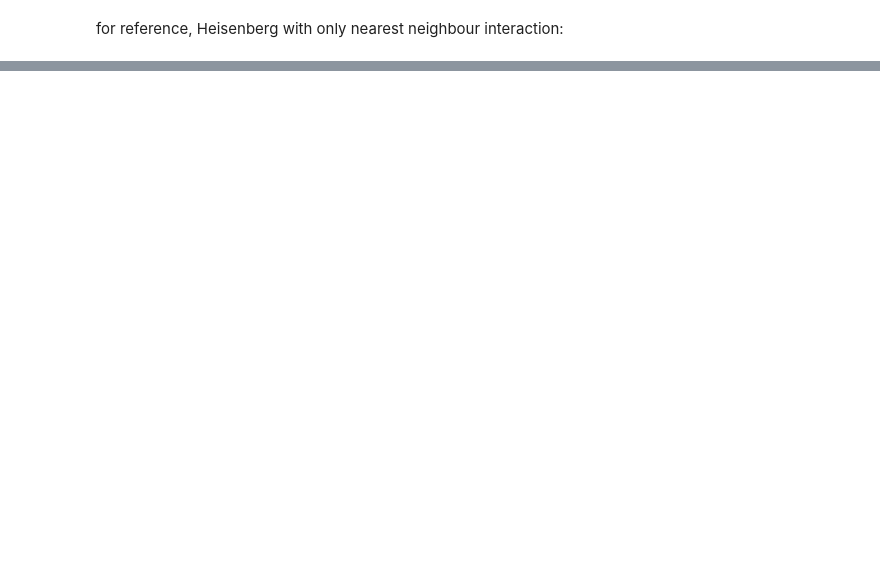
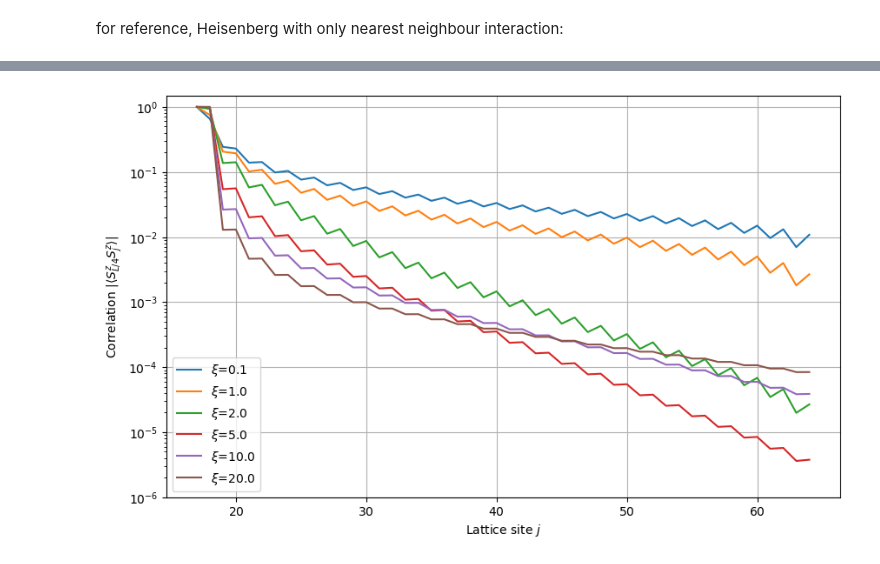
Before and after one commit to timmguthle/CMB_MPS_project_nr_17, a Jupyter notebook: main.ipynb, the cells around one changed output, grey strips where cells are left out. Saved outputs shown, nothing was run; the diff lists cells and outputs as text; code cells hidden in the pictures; blank space fills up the shorter version.

```diff
--- a/main.ipynb
+++ b/main.ipynb
@@ -285,0 +288,11 @@ ax.legend()
+# %%
+xi_range = [0.1, 1., 2.0, 5.0, 10., 20.0]
+L_for_correlations_2 = 64
+
+ground_states_64 = []
+sigmax = np.array([[0., 1.], [1., 0.]])
+
+for xi in xi_range:
+    print(f"Running DMRG simulation for xi = {xi}")
+    model, mps, engine = run_dmrg_simulation(L_for_correlations_2, J, xi, tol=1e-10)
+    ground_states_64.append(mps)
@@ -285,0 +317,2 @@ ax.legend()
+# %%
+correlations_64 = [calculate_two_operator_expectation(mps, Sz, Sz, L_for_correlations_2 // 4) for mps in ground_states_64]
@@ -285,0 +321,24 @@ ax.legend()
+# %%
+fig, ax = plt.subplots(figsize=(10, 6))
+
+L_plot = np.linspace(L_for_correlations_2 // 4 + 1, L_for_correlations_2, len(correlations_64[0]))
+
+ax.set_yscale('log')
+# ax.set_xscale('log')
+
+for i, g in enumerate(xi_range):
+    ax.plot(L_plot, np.abs(correlations_64[i]), label=f'$\\xi$={g}', color=f'C{i}')
+    # ax.plot(L_plot, expected_correlation_function(L_plot - L_for_correlations // 4, g), linestyle='--' ,color=f'C{i}', alpha=0.5)
+
+# ax.plot(L_plot, np.abs(correlations_NN.real), label='only NN', linestyle=':', color='black')
+
+ax.set_xlabel("Lattice site $j$")
+ax.set_ylabel("Correlation $|\\langle S^z_{L/4} S^z_j \\rangle|$")
+
+ax.set_ylim(1e-6, 1.5)
+
+ax.legend()
+
+fig.savefig("plots/correlation_functions_abs_log_64.pdf", bbox_inches='tight')
+# %% [output]
+[figure, added]
```
Also changed, not shown: parts of 17 cells of this notebook, 6 other files.
